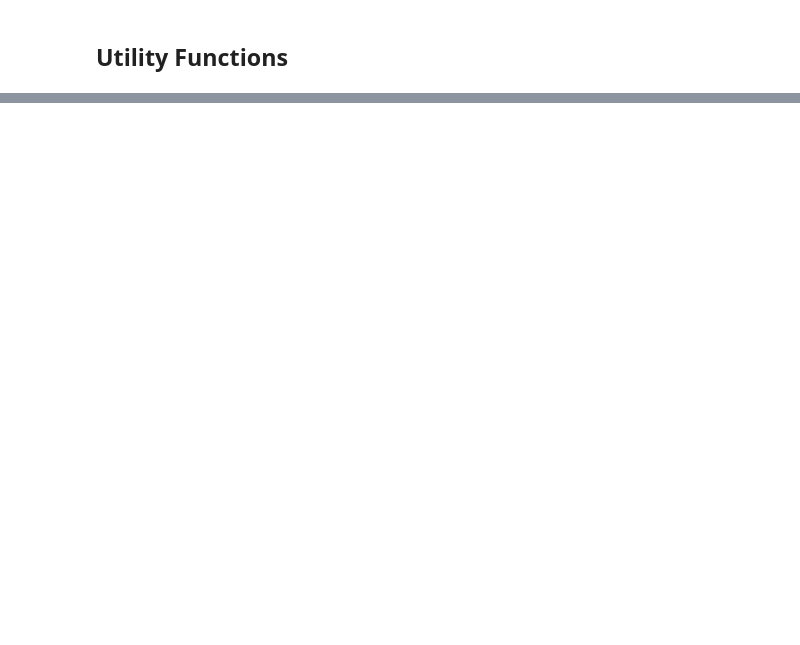
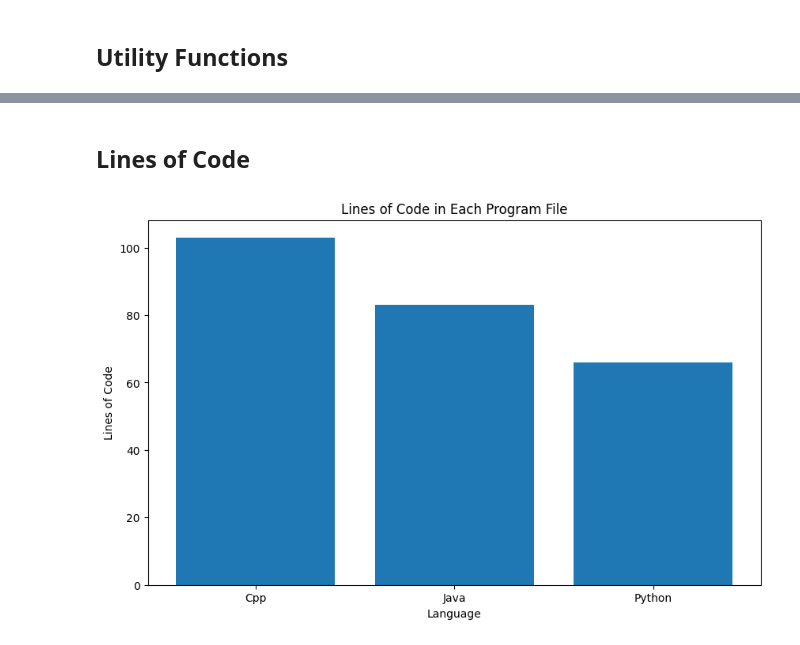
Before and after one commit to m4nv3ru/fm-ws23, a Jupyter notebook: fm.ipynb, the cells around one changed output, grey strips where cells are left out. Cells and saved outputs as stored; diff of their text form; code cells hidden in the pictures; blank space fills up the shorter version.

```diff
--- a/fm.ipynb
+++ b/fm.ipynb
@@ -57,0 +180,30 @@ def execute_and_monitor(command: str, cwd=None, interval=0.5):
+# %% [markdown]
+## Lines of Code
+# %%
+def count_lines_of_code(file_path):
+    """Counts the number of lines in a given file."""
+    try:
+        with open(file_path, 'r') as file:
+            lines = file.readlines()
+            return len(lines)
+    except FileNotFoundError:
+        return "File not found."
+
+lines_of_code = {
+    'Cpp': count_lines_of_code("./cpp/merge_sort.cpp"),
+    'Java': count_lines_of_code("./java/MergeSort.java"),
+    'Python': count_lines_of_code("./python/merge_sort.py")
+}
+
+# Converting to a DataFrame for plotting
+loc_df = pd.DataFrame(list(lines_of_code.items()), columns=['Language', 'Lines of Code'])
+
+# Plotting
+plt.figure(figsize=(10, 6))
+plt.bar(loc_df['Language'], loc_df['Lines of Code'])
+plt.title('Lines of Code in Each Program File')
+plt.xlabel('Language')
+plt.ylabel('Lines of Code')
+plt.show()
+# %% [output]
+[figure, added]
```
Also changed, not shown: parts of 19 cells of this notebook, 4 other files.
